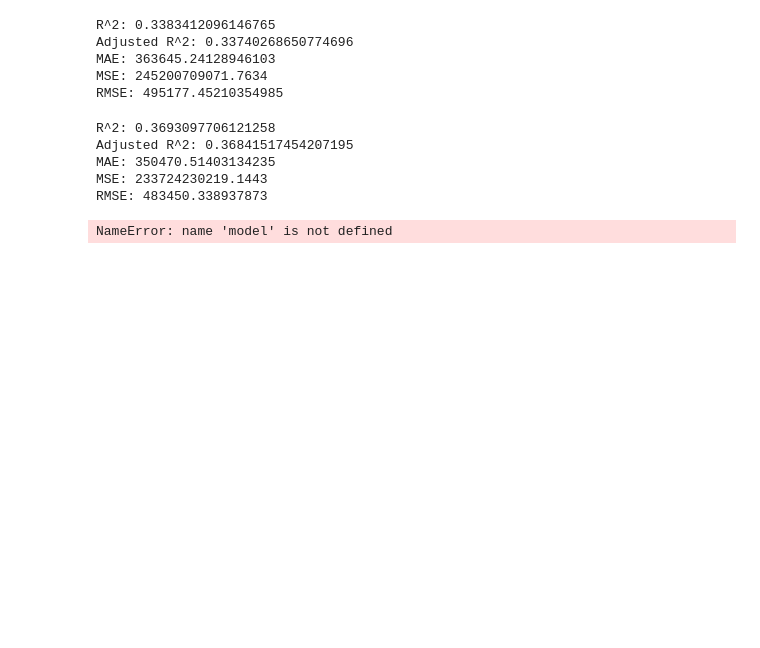
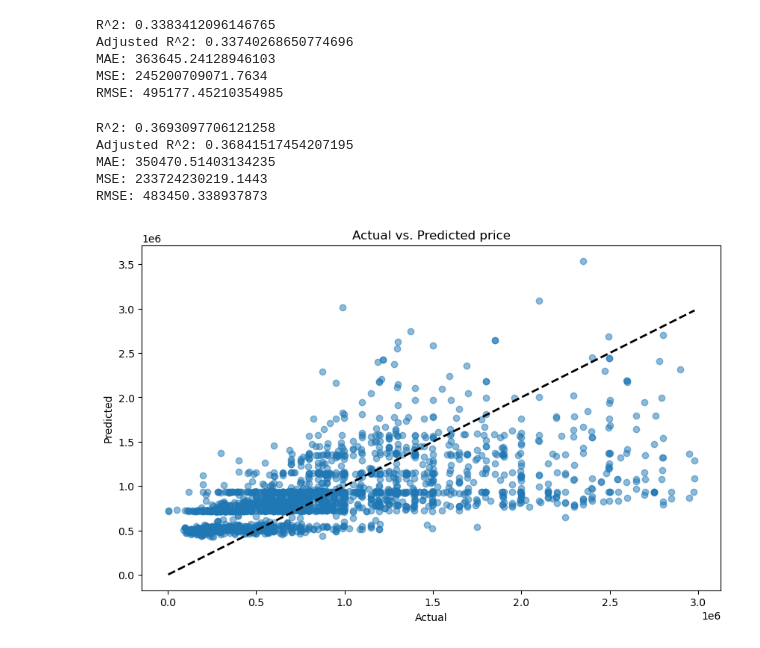
Before and after one commit to RamiroLedezma/EDA_PROJECTS, a Jupyter notebook: NY_housing_market/EDA_NY.ipynb, the cells around one changed output. Saved outputs shown, nothing was run; the diff lists cells and outputs as text; code cells hidden in the pictures; blank space fills up the shorter version.

Commit message:
Add some visuals

```diff
--- a/NY_housing_market/EDA_NY.ipynb
+++ b/NY_housing_market/EDA_NY.ipynb
@@ -497,13 +497,12 @@ MAE: 350470.51403134235
 MSE: 233724230219.1443
 RMSE: 483450.338937873
 # %%
-y_pred_lr = model.predict(X_test)
 plt.figure(figsize=(10, 6))
-plt.scatter(y_test, y_pred_lr, alpha=0.5)
+plt.scatter(y_test, pred_one, alpha=0.5)
 plt.plot([y_test.min(), y_test.max()], [y_test.min(), y_test.max()], 'k--', lw=2)
 plt.xlabel('Actual')
 plt.ylabel('Predicted')
-plt.title('Actual vs. Predicted House Prices')
+plt.title('Actual vs. Predicted price')
 plt.show()
 # %% [output]
-NameError: name 'model' is not defined
+[figure, added]
```
Also changed, not shown: parts of 2 cells of this notebook.
